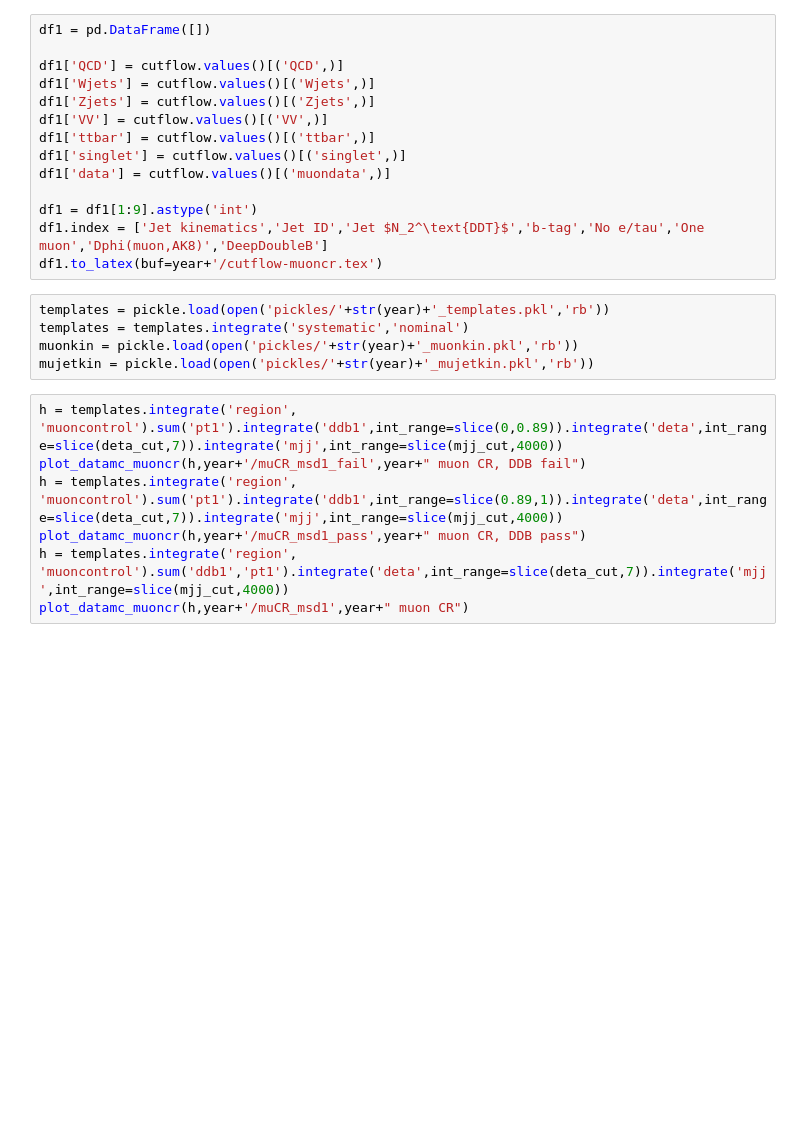
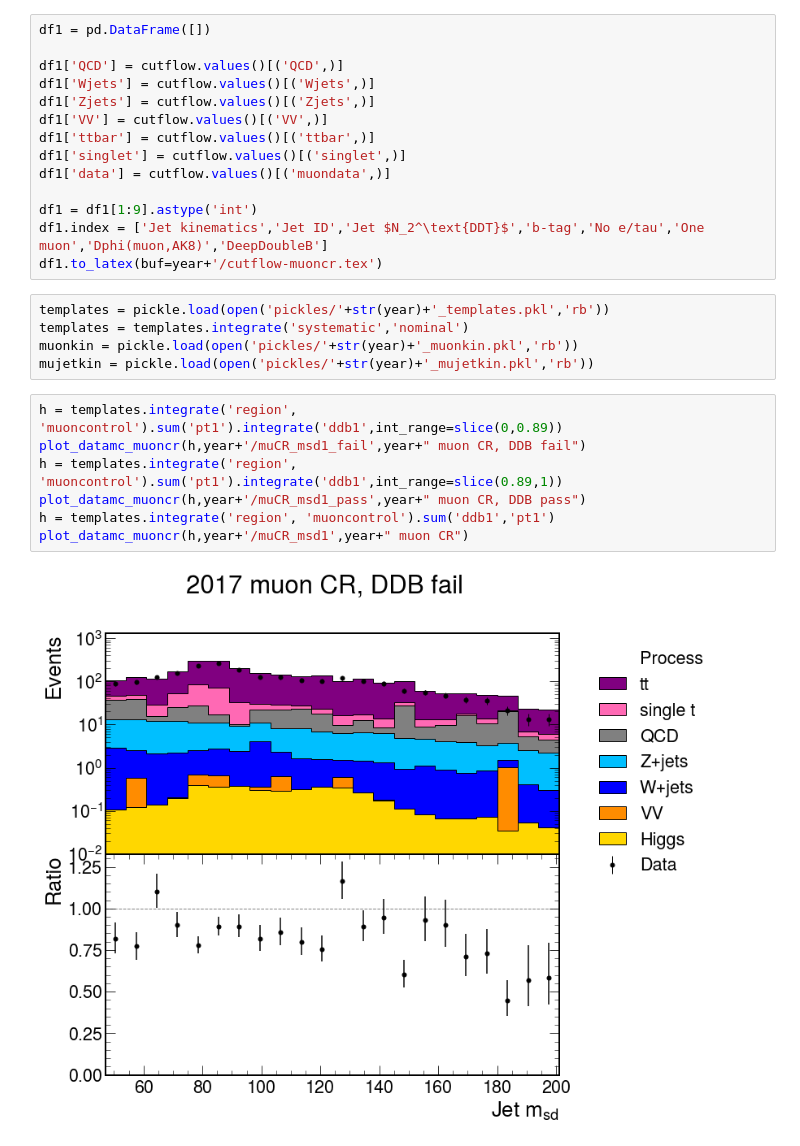
Before and after one commit to jennetd/boostedhiggs, a Jupyter notebook: binder-ddb2/inclusive-muCR.ipynb, the cells around one changed output. Cells and saved outputs as stored; diff of their text form; blank space fills up the shorter version.

```diff
--- a/binder-ddb2/inclusive-muCR.ipynb
+++ b/binder-ddb2/inclusive-muCR.ipynb
@@ -102,9 +110,11 @@ templates = templates.integrate('systematic','nominal')
 muonkin = pickle.load(open('pickles/'+str(year)+'_muonkin.pkl','rb'))
 mujetkin = pickle.load(open('pickles/'+str(year)+'_mujetkin.pkl','rb'))
 # %%
-h = templates.integrate('region', 'muoncontrol').sum('pt1').integrate('ddb1',int_range=slice(0,0.89)).integrate('deta',int_range=slice(deta_cut,7)).integrate('mjj',int_range=slice(mjj_cut,4000))
+h = templates.integrate('region', 'muoncontrol').sum('pt1').integrate('ddb1',int_range=slice(0,0.89))
 plot_datamc_muoncr(h,year+'/muCR_msd1_fail',year+" muon CR, DDB fail")
-h = templates.integrate('region', 'muoncontrol').sum('pt1').integrate('ddb1',int_range=slice(0.89,1)).integrate('deta',int_range=slice(deta_cut,7)).integrate('mjj',int_range=slice(mjj_cut,4000))
+h = templates.integrate('region', 'muoncontrol').sum('pt1').integrate('ddb1',int_range=slice(0.89,1))
 plot_datamc_muoncr(h,year+'/muCR_msd1_pass',year+" muon CR, DDB pass")
-h = templates.integrate('region', 'muoncontrol').sum('ddb1','pt1').integrate('deta',int_range=slice(deta_cut,7)).integrate('mjj',int_range=slice(mjj_cut,4000))
+h = templates.integrate('region', 'muoncontrol').sum('ddb1','pt1')
 plot_datamc_muoncr(h,year+'/muCR_msd1',year+" muon CR")
+# %% [output]
+[figure, added]
```
Also changed, not shown: parts of 9 cells of this notebook, 1 other file.
